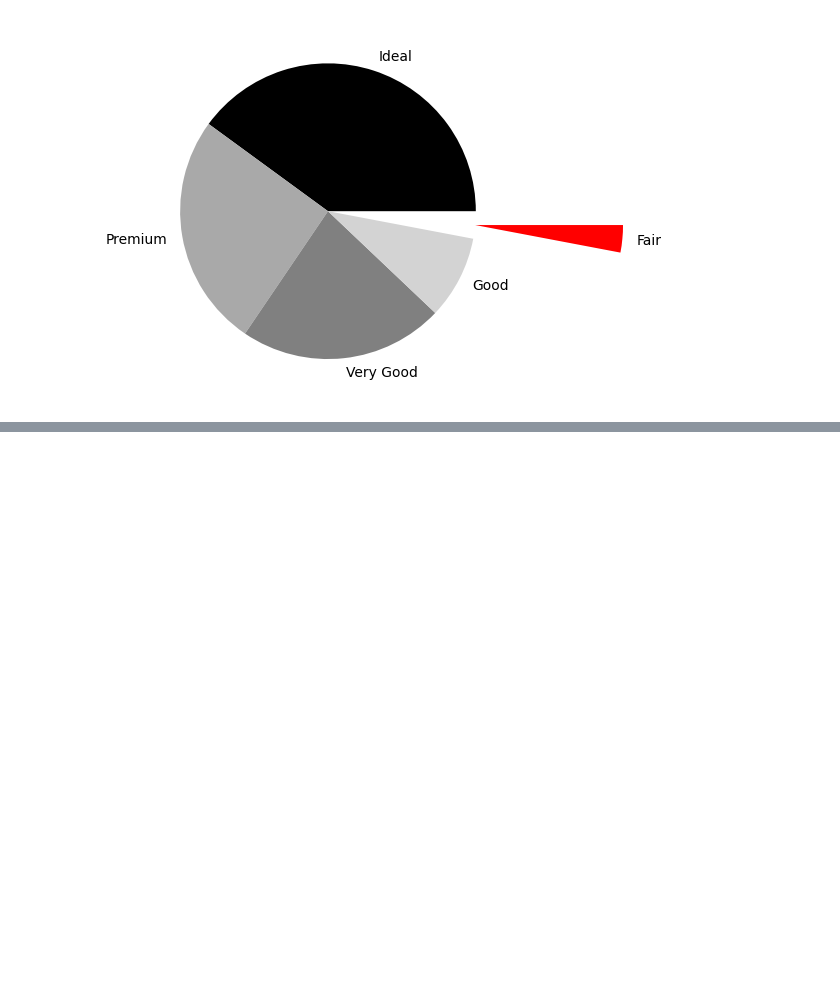
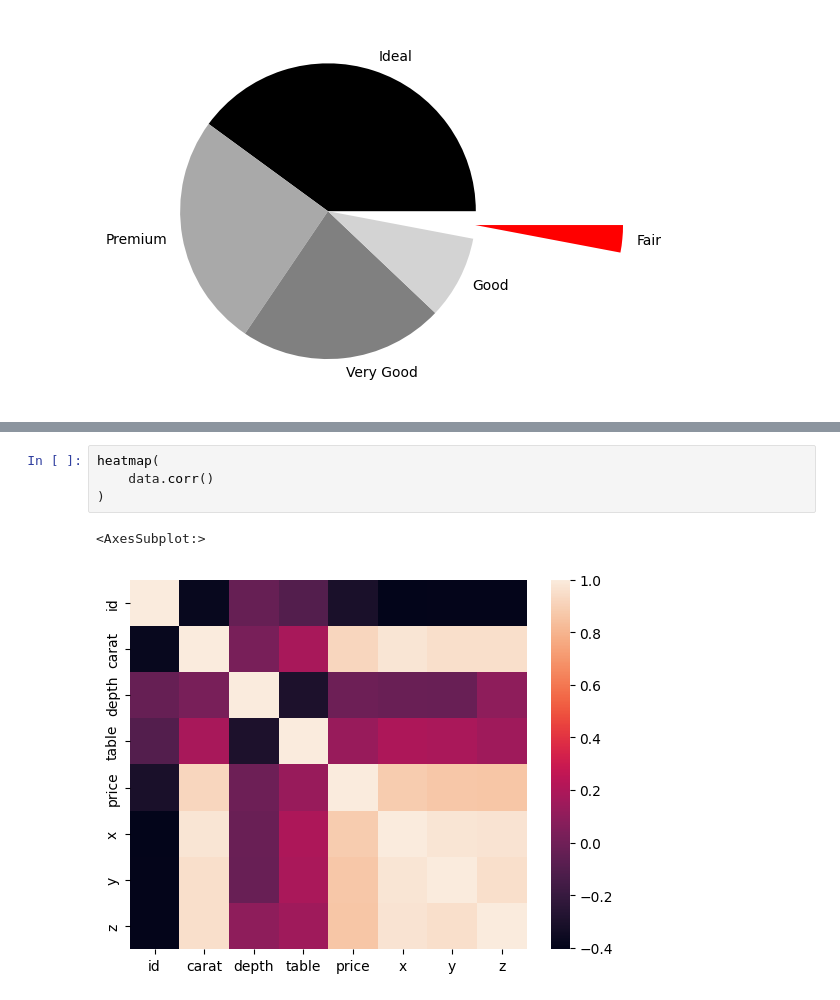
Before and after one commit to mckoh/data_visualization_dsia, a Jupyter notebook: datenvisualisierung_matplotlib.ipynb, the cells around one changed output, grey strips where cells are left out. Cells and saved outputs as stored; diff of their text form; blank space fills up the shorter version.

```diff
--- a/datenvisualisierung_matplotlib.ipynb
+++ b/datenvisualisierung_matplotlib.ipynb
@@ -231,0 +241,7 @@ plt.barh(
+# %%
+heatmap(
+    data.corr()
+)
+# %% [output]
+<AxesSubplot:>
+[figure, added]
```
Also changed, not shown: parts of 11 cells of this notebook, 2 other files.
